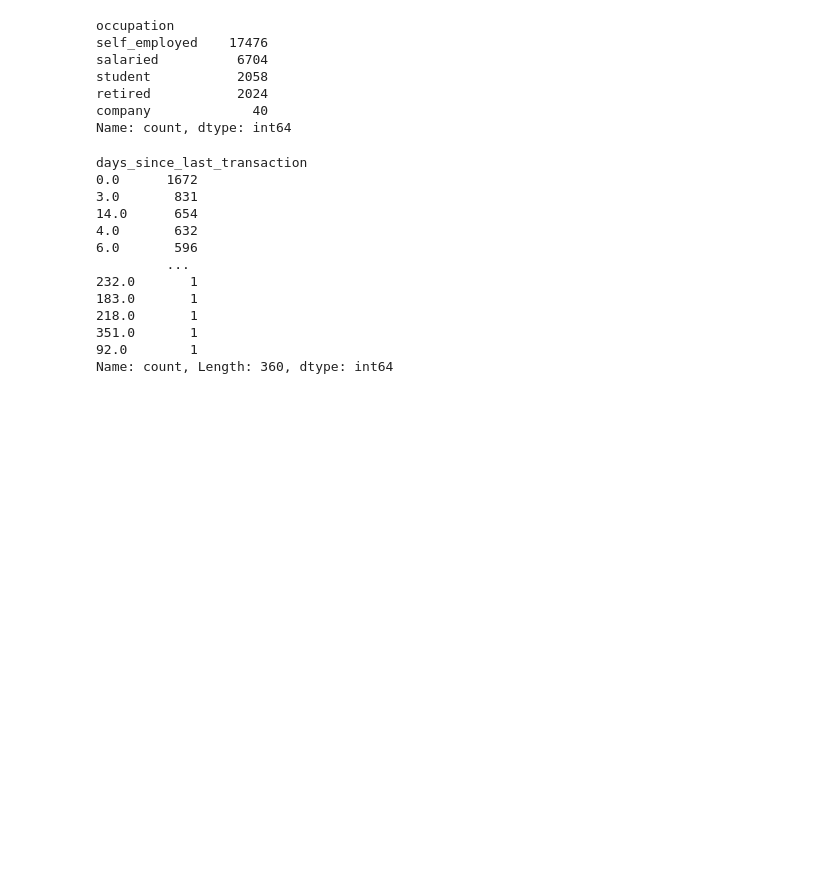
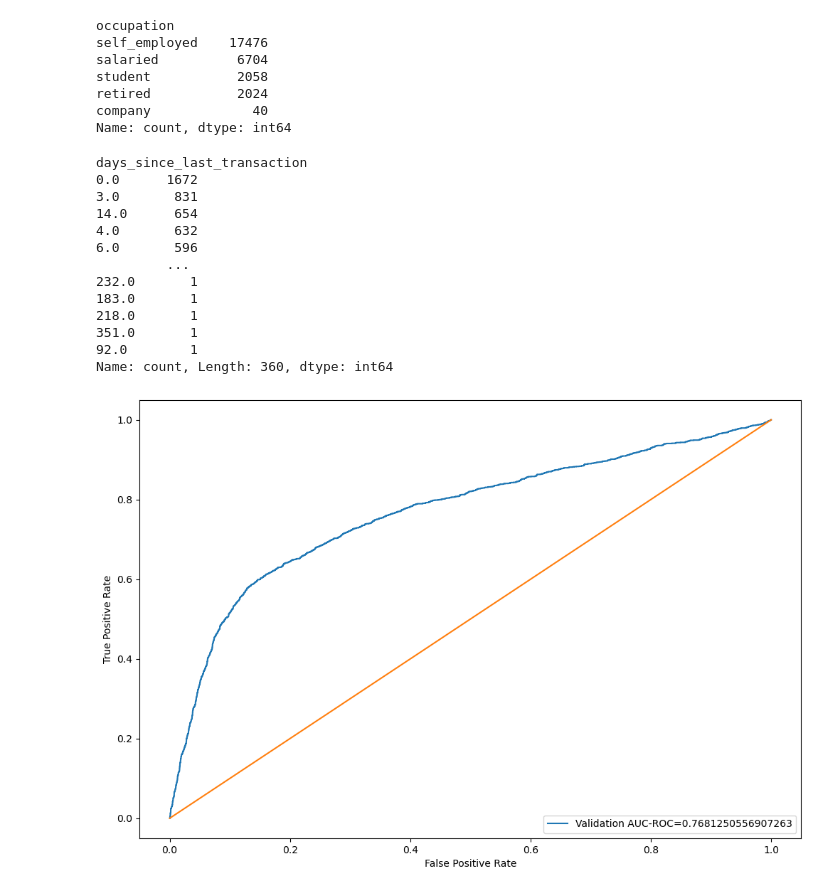
Before and after one commit to Deepak3015/Chrun_prediction, a Jupyter notebook: Churn_prediction.ipynb, the cells around one changed output. Drawn from its saved outputs; the diff is of its cells as text; code cells hidden in the pictures; blank space fills up the shorter version.

Commit message:
Visualization

```diff
--- a/Churn_prediction.ipynb
+++ b/Churn_prediction.ipynb
@@ -126,3 +126,24 @@ baseline_cols = ['current_month_debit', 'previous_month_debit','current_balance'
                  ,'occupation_retired', 'occupation_salaried','occupation_self_employed', 'occupation_student']
 # %%
 df_baseline = df[baseline_cols]
+# %%
+# Splitting the data into Train and Validation set
+xtrain, xtest, ytrain, ytest = train_test_split(df_baseline,y_all,test_size=1/3, random_state=11, stratify = y_all)
+# %%
+model = LogisticRegression()
+model.fit(xtrain,ytrain)
+pred = model.predict_proba(xtest)[:,1]
+# %%
+from sklearn.metrics import roc_curve
+fpr, tpr, _ = roc_curve(ytest,pred)
+auc = roc_auc_score(ytest, pred)
+plt.figure(figsize=(12,8))
+plt.plot(fpr,tpr,label="Validation AUC-ROC="+str(auc))
+x = np.linspace(0, 1, 1000)
+plt.plot(x, x, linestyle='-')
+plt.xlabel('False Positive Rate')
+plt.ylabel('True Positive Rate')
+plt.legend(loc=4)
+plt.show()
+# %% [output]
+[figure, added]
```
Also changed, not shown: parts of 2 cells of this notebook.
